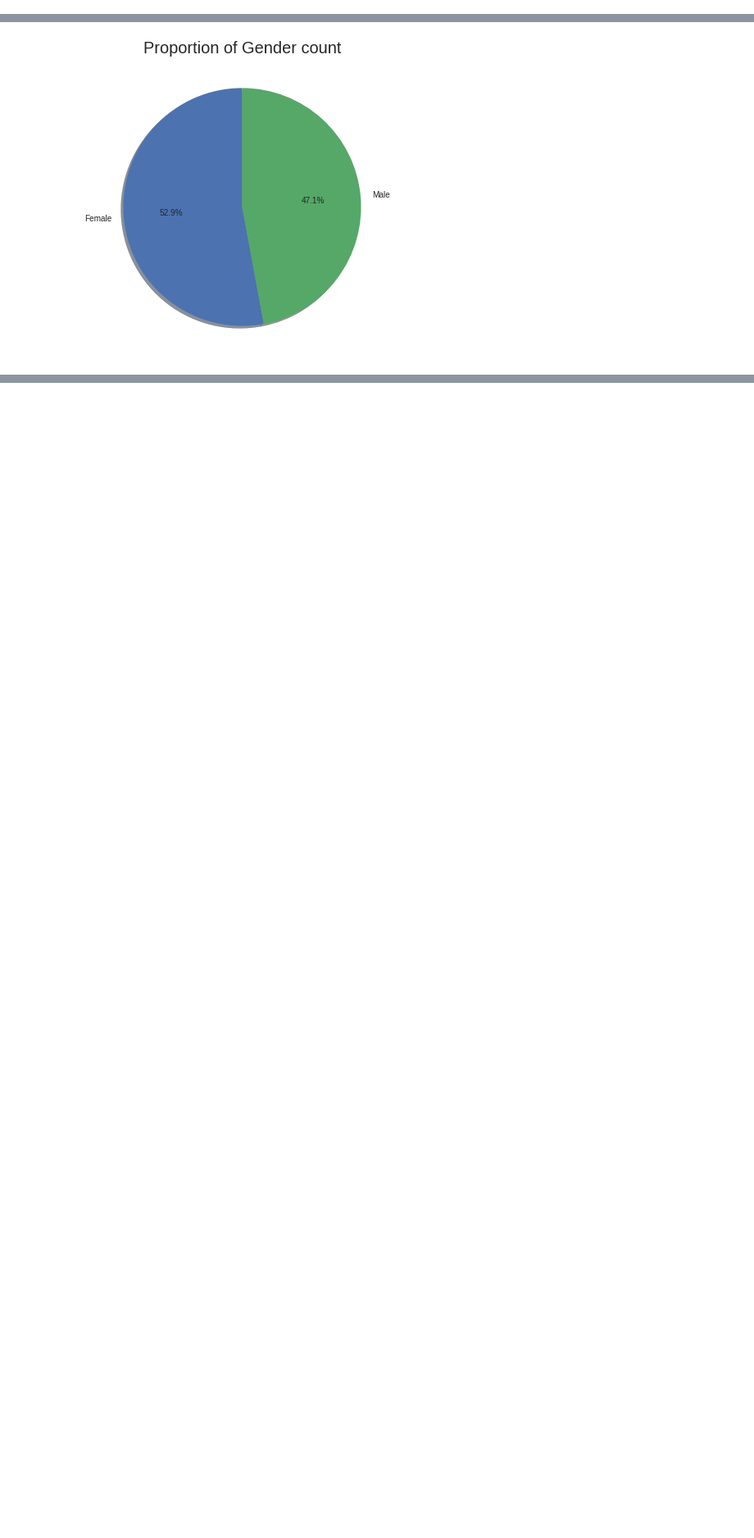
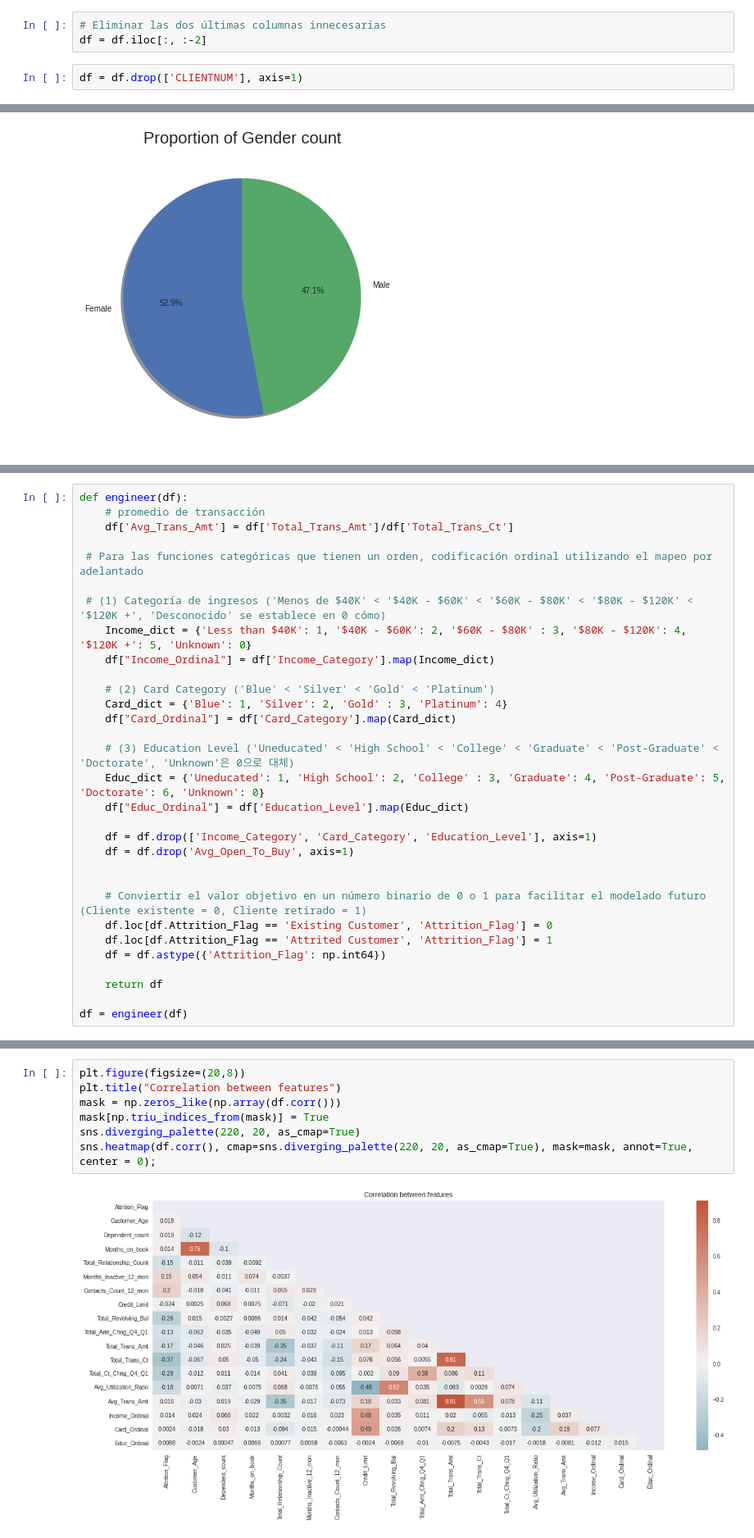
Before and after one commit to MaicolFranco/Prediction_Credit_Card, a Jupyter notebook: Credit_Card_Prediction.ipynb, the cells around one changed output, grey strips where cells are left out. Shown: that part at 82% size. Drawn from its saved outputs; the diff is of its cells as text; blank space fills up the shorter version.

```diff
--- a/Credit_Card_Prediction.ipynb
+++ b/Credit_Card_Prediction.ipynb
@@ -113,2 +111,7 @@ Card_Category
+# %%
+# Eliminar las dos últimas columnas innecesarias
+df = df.iloc[:, :-2]
+# %%
+df = df.drop(['CLIENTNUM'], axis=1)
 # %% [markdown]
 # **Data Inconsistencies For Categorical Values**
@@ -262,0 +261,31 @@ logramos ver
+# %%
+def engineer(df):
+    # promedio de transacción
+    df['Avg_Trans_Amt'] = df['Total_Trans_Amt']/df['Total_Trans_Ct']
+
+ # Para las funciones categóricas que tienen un orden, codificación ordinal utilizando el mapeo por adelantado
+
+ # (1) Categoría de ingresos ('Menos de $40K' < '$40K - $60K' < '$60K - $80K' < '$80K - $120K' < '$120K +', 'Desconocido' se establece en 0 cómo)
+    Income_dict = {'Less than $40K': 1, '$40K - $60K': 2, '$60K - $80K' : 3, '$80K - $120K': 4, '$120K +': 5, 'Unknown': 0}
+    df["Income_Ordinal"] = df['Income_Category'].map(Income_dict)
+
+    # (2) Card Category ('Blue' < 'Silver' < 'Gold' < 'Platinum')
+    Card_dict = {'Blue': 1, 'Silver': 2, 'Gold' : 3, 'Platinum': 4}
+    df["Card_Ordinal"] = df['Card_Category'].map(Card_dict)
+
+    # (3) Education Level ('Uneducated' < 'High School' < 'College' < 'Graduate' < 'Post-Graduate' < 'Doctorate', 'Unknown'은 0으로 대체)
+    Educ_dict = {'Uneducated': 1, 'High School': 2, 'College' : 3, 'Graduate': 4, 'Post-Graduate': 5, 'Doctorate': 6, 'Unknown': 0}
+    df["Educ_Ordinal"] = df['Education_Level'].map(Educ_dict)
+
+    df = df.drop(['Income_Category', 'Card_Category', 'Education_Level'], axis=1)
+    df = df.drop('Avg_Open_To_Buy', axis=1)
+
+
+    # Conviertir el valor objetivo en un número binario de 0 o 1 para facilitar el modelado futuro (Cliente existente = 0, Cliente retirado = 1)
+    df.loc[df.Attrition_Flag == 'Existing Customer', 'Attrition_Flag'] = 0
+    df.loc[df.Attrition_Flag == 'Attrited Customer', 'Attrition_Flag'] = 1
+    df = df.astype({'Attrition_Flag': np.int64})
+
+    return df
+
+df = engineer(df)
@@ -262,0 +336,9 @@ logramos ver
+# %%
+plt.figure(figsize=(20,8))
+plt.title("Correlation between features")
+mask = np.zeros_like(np.array(df.corr()))
+mask[np.triu_indices_from(mask)] = True
+sns.diverging_palette(220, 20, as_cmap=True)
+sns.heatmap(df.corr(), cmap=sns.diverging_palette(220, 20, as_cmap=True), mask=mask, annot=True, center = 0);
+# %% [output]
+[figure, added]
```
Also changed, not shown: parts of 63 cells of this notebook.
